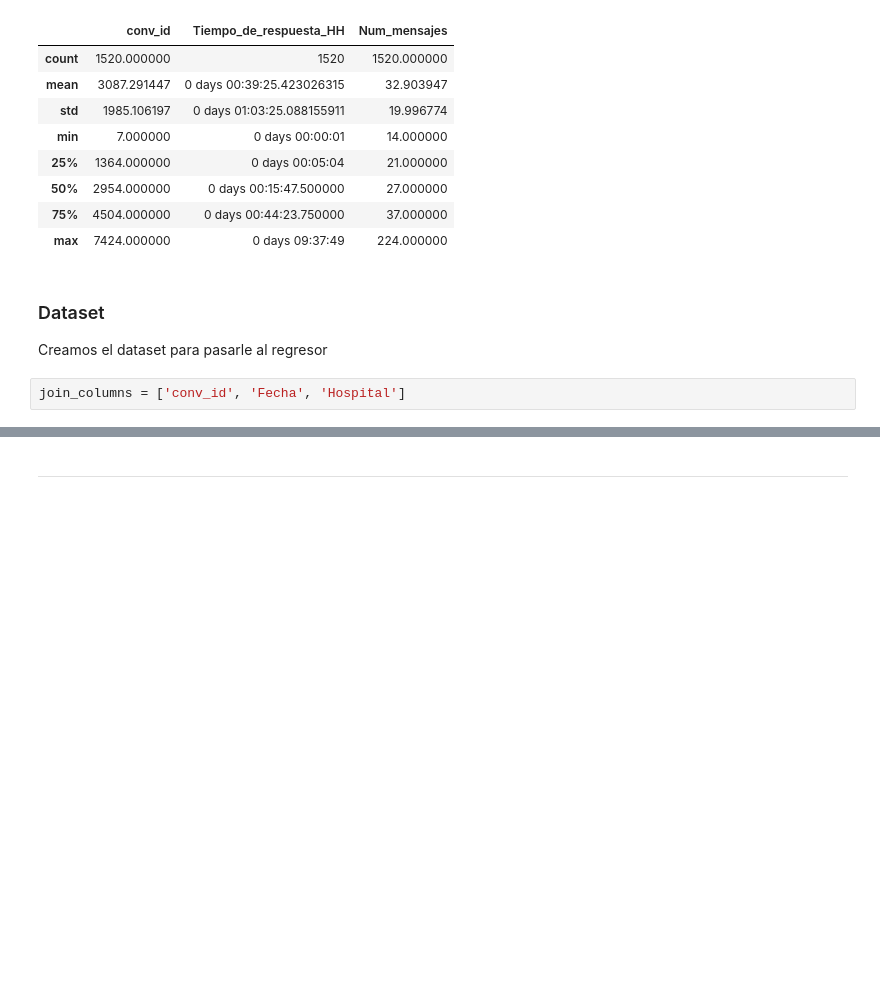
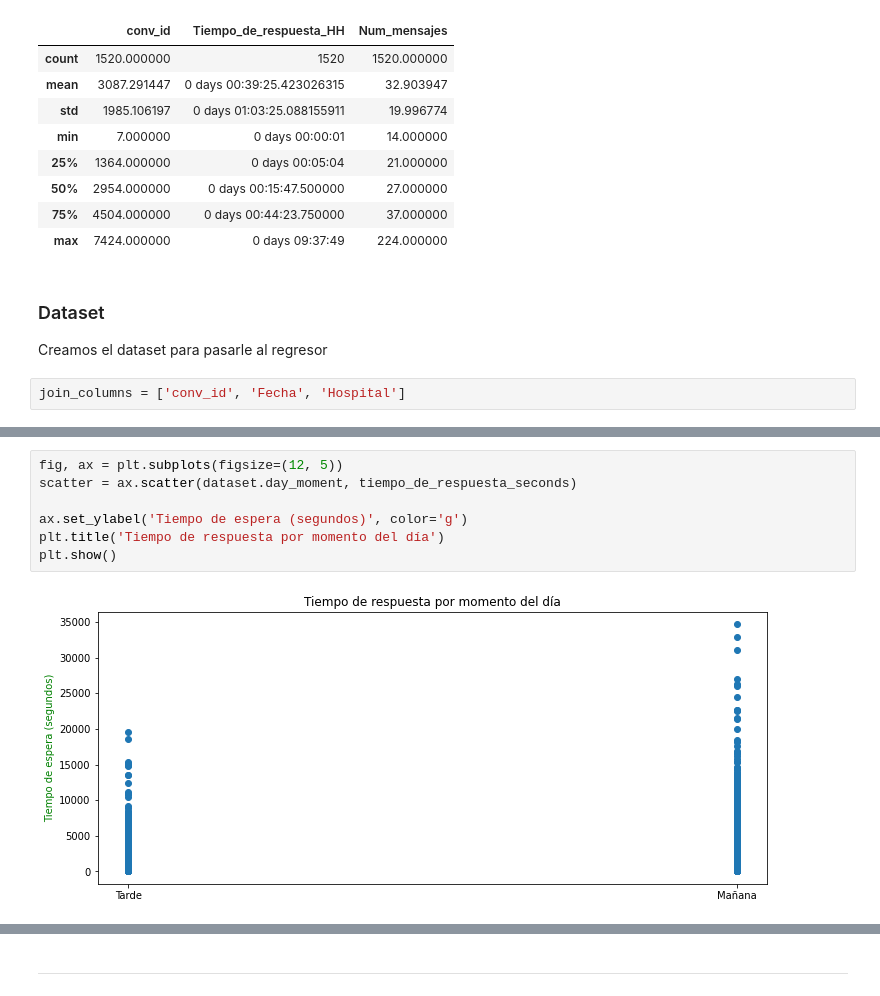
Before and after one commit to Tommmster/mentoria-diplodatos-chatbot, a Jupyter notebook: 3-rl/Practico3_sup.ipynb, the cells around one changed output, grey strips where cells are left out. Saved outputs shown, nothing was run; the diff lists cells and outputs as text; blank space fills up the shorter version.

```diff
--- a/3-rl/Practico3_sup.ipynb
+++ b/3-rl/Practico3_sup.ipynb
@@ -569,0 +661,9 @@ Name: Fecha, dtype: object
+# %%
+fig, ax = plt.subplots(figsize=(12, 5))
+scatter = ax.scatter(dataset.day_moment, tiempo_de_respuesta_seconds)
+
+ax.set_ylabel('Tiempo de espera (segundos)', color='g')
+plt.title('Tiempo de respuesta por momento del día')
+plt.show()
+# %% [output]
+[figure, added]
```
Also changed, not shown: parts of 73 cells of this notebook.
